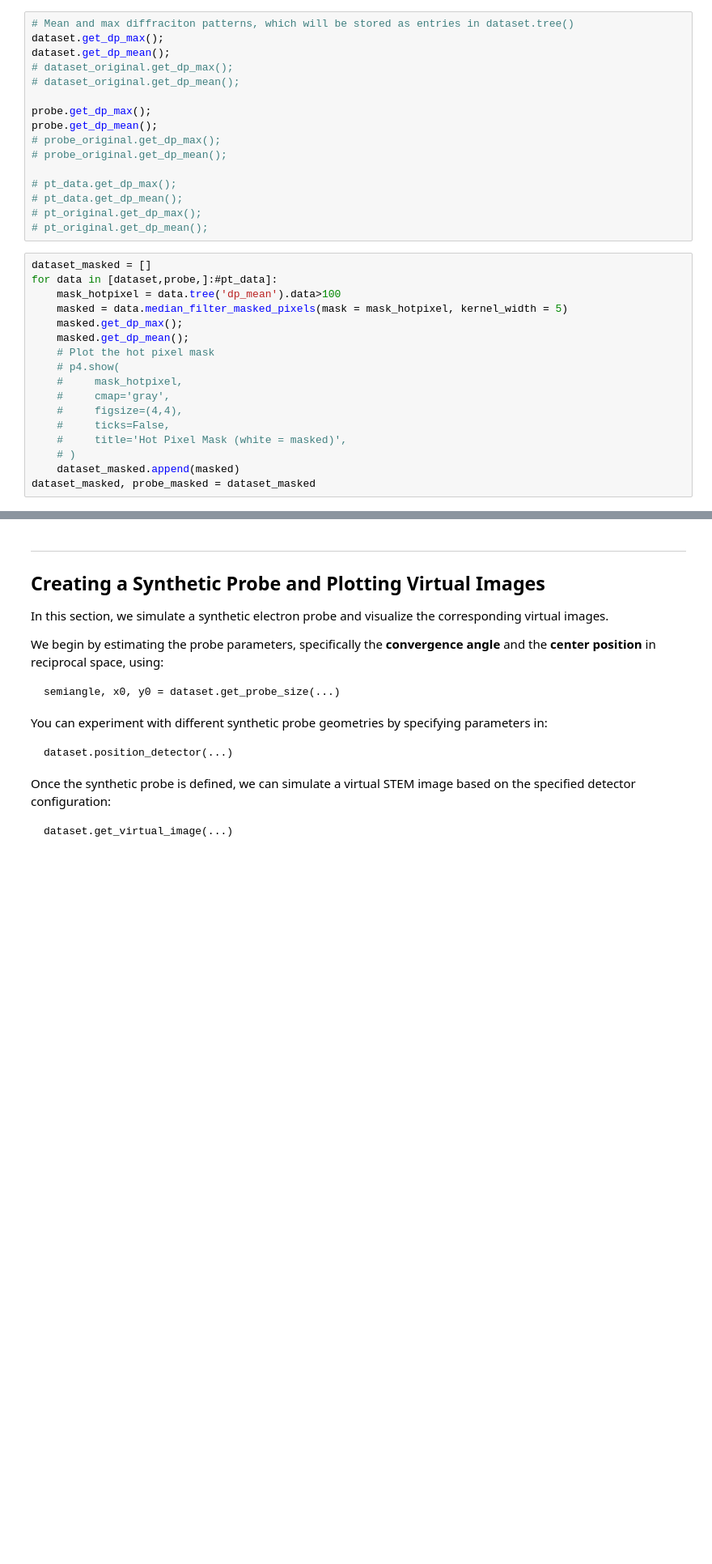
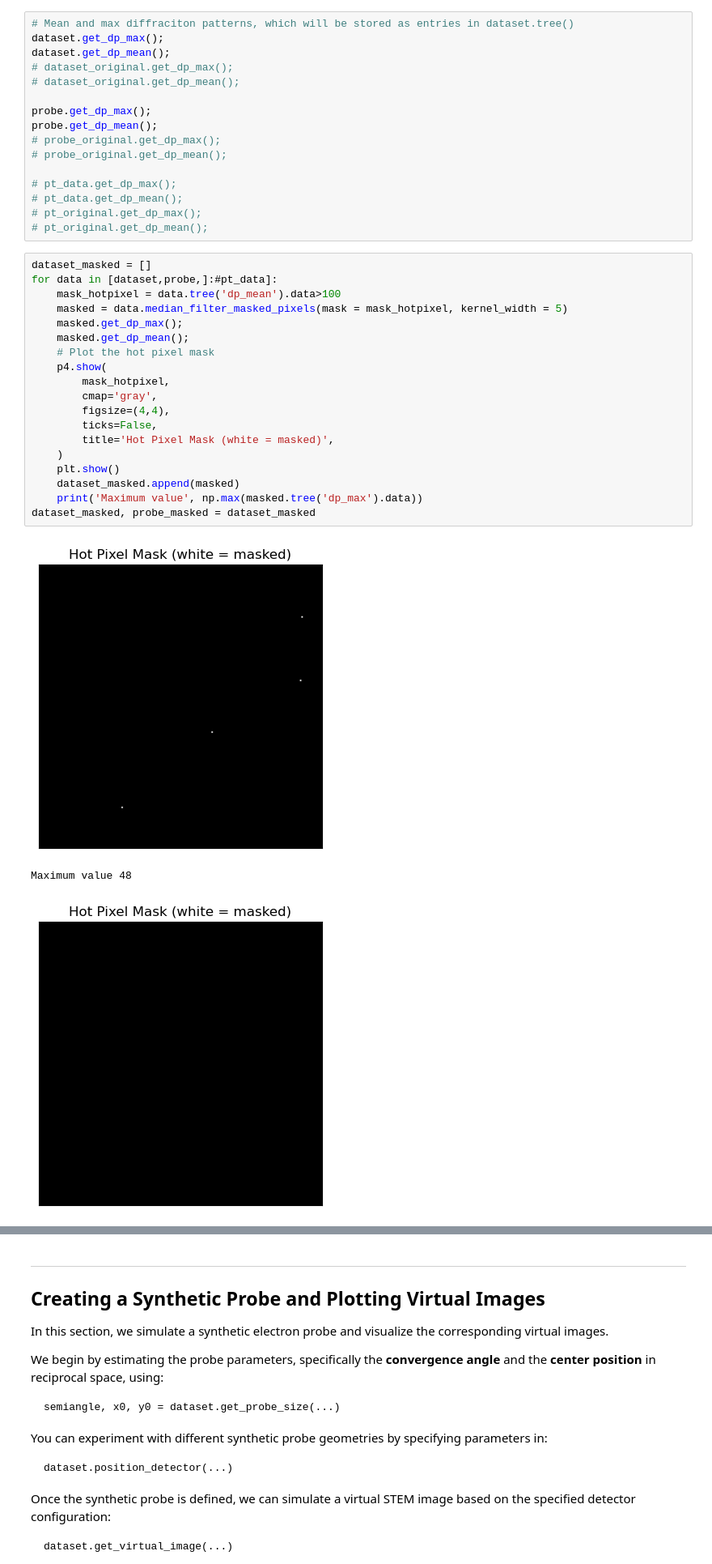
Before and after one commit to Wendywanw/py4DSTEM_tutorials, a Jupyter notebook: notebooks/PC_Diffraction Phase Mapping Notebook from Colin.ipynb, the cells around one changed output, grey strips where cells are left out. Shown at 81% size. Cells and saved outputs as stored; diff of their text form; blank space fills up the shorter version.

```diff
--- a/notebooks/PC_Diffraction Phase Mapping Notebook from Colin.ipynb
+++ b/notebooks/PC_Diffraction Phase Mapping Notebook from Colin.ipynb
@@ -177,17 +185,23 @@ probe.get_dp_mean();
 # %%
 dataset_masked = []
 for data in [dataset,probe,]:#pt_data]:
     mask_hotpixel = data.tree('dp_mean').data>100
     masked = data.median_filter_masked_pixels(mask = mask_hotpixel, kernel_width = 5)
     masked.get_dp_max();
     masked.get_dp_mean();
     # Plot the hot pixel mask
-    # p4.show(
-    #     mask_hotpixel,
-    #     cmap='gray',
-    #     figsize=(4,4),
-    #     ticks=False,
-    #     title='Hot Pixel Mask (white = masked)',
-    # )
+    p4.show(
+        mask_hotpixel,
+        cmap='gray',
+        figsize=(4,4),
+        ticks=False,
+        title='Hot Pixel Mask (white = masked)',
+    )
+    plt.show()
     dataset_masked.append(masked)
+    print('Maximum value', np.max(masked.tree('dp_max').data))
 dataset_masked, probe_masked = dataset_masked
+# %% [output]
+[figure, added]
+Maximum value 48
+[figure, added]
```
Also changed, not shown: parts of 19 cells of this notebook, 2 other files.
